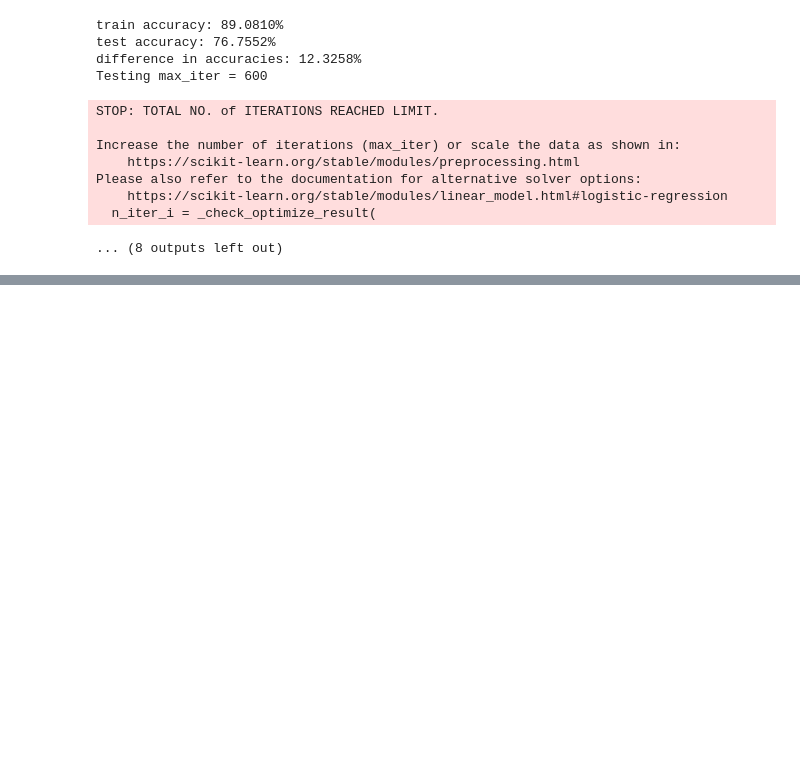
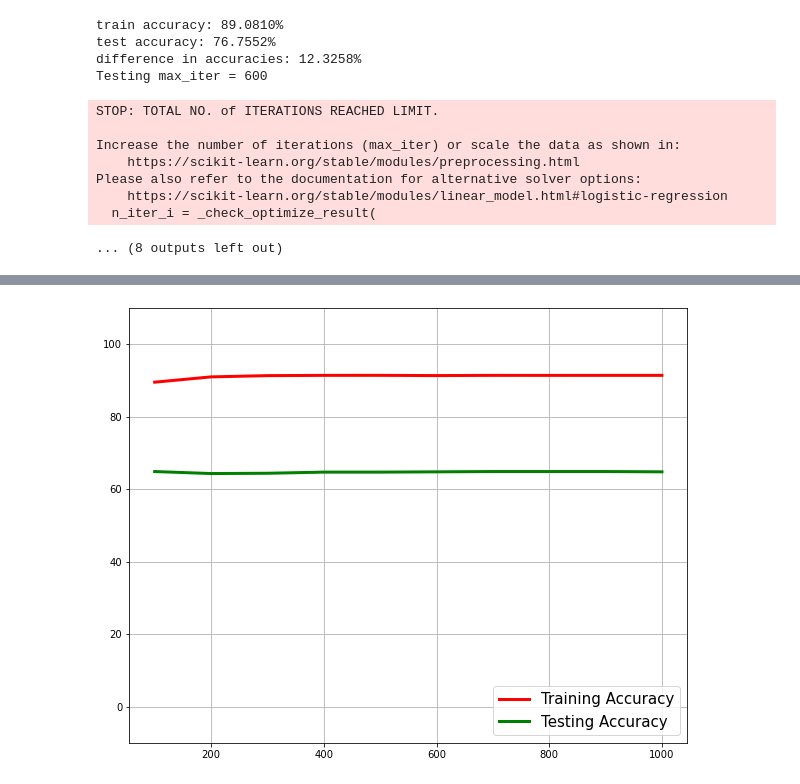
Before and after one commit to mmarkovi/Verity, a Jupyter notebook: models/logisticClassifier.ipynb, the cells around one changed output, grey strips where cells are left out. Cells and saved outputs as stored; diff of their text form; code cells hidden in the pictures; blank space fills up the shorter version.

```diff
--- a/models/logisticClassifier.ipynb
+++ b/models/logisticClassifier.ipynb
@@ -71,9 +96,13 @@ Extracting tokens....
 Data shape for text:  (15052, 4893)
 # %%
 testMaxIter = [100, 200, 300, 400, 500, 600, 700, 800, 900, 1000]
+trLiar = []
+teLiar = []
 for i in testMaxIter:
     print("Testing max_iter =", i)
-    logisticClassifyData(x_testL, YL, X_trainL, Y_trainL, vectorizer_trainL, i)
+    tr, te = logisticClassifyData(x_testL, YL, X_trainL, Y_trainL, vectorizer_trainL, i)
+    trLiar.append(tr*100)
+    teLiar.append(te*100)
 # %% [output]
 Testing max_iter = 100
 STOP: TOTAL NO. of ITERATIONS REACHED LIMIT.
@@ -217,0 +263,12 @@ Please also refer to the documentation for alternative solver options:
+# %%
+f, ax = plt.subplots(1, 1, figsize=(10, 8))
+ax.set_ylim(-10,110)
+
+plt.plot(testMaxIter, trLiar, lw=3, color='red', label='Training Accuracy')
+plt.plot(testMaxIter, teLiar, lw=3, color='green', label='Testing Accuracy')
+
+ax.legend(fontsize=15, loc=4)
+plt.grid()
+plt.show()
+# %% [output]
+[figure, added]
```
Also changed, not shown: parts of 7 cells of this notebook, 2 other files.
